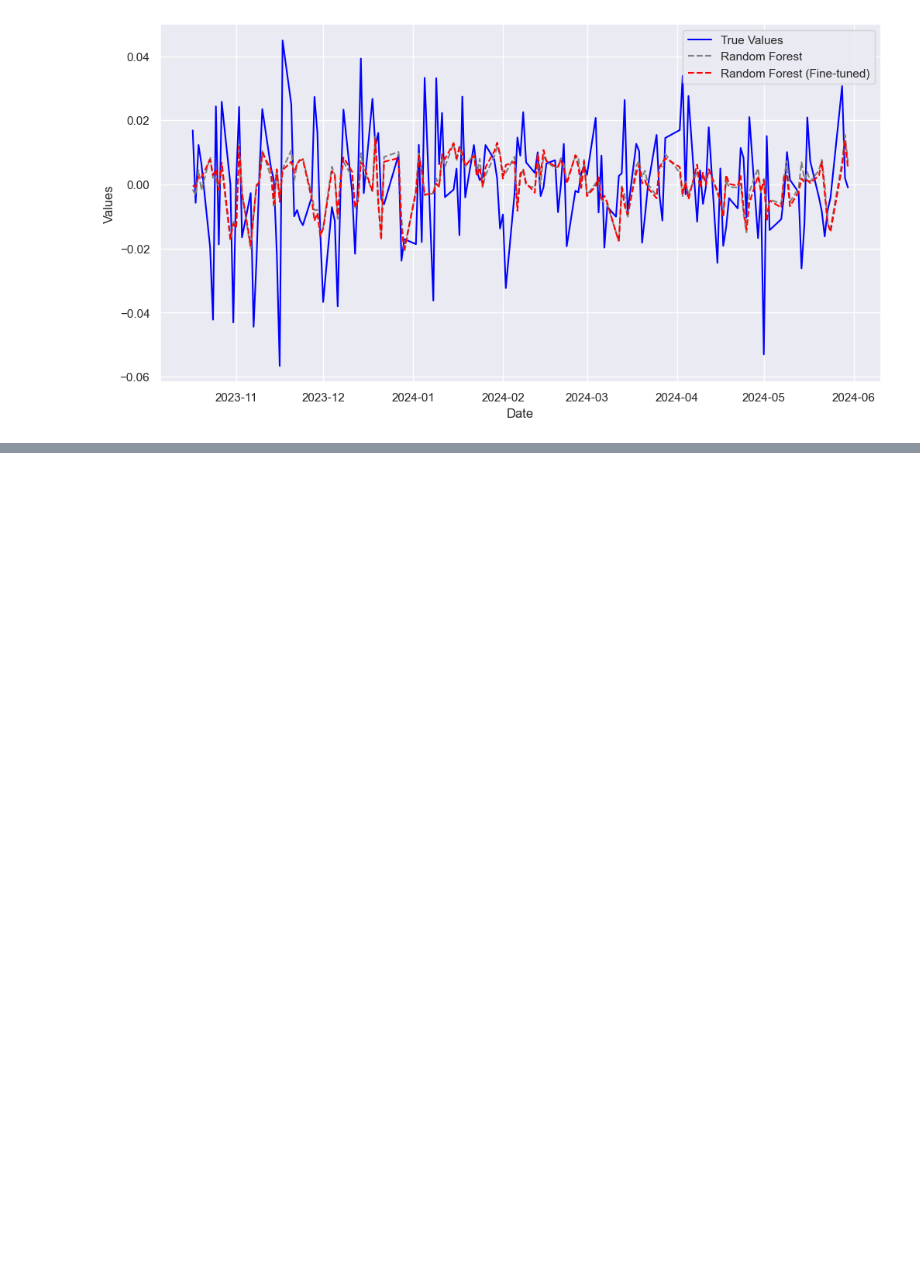
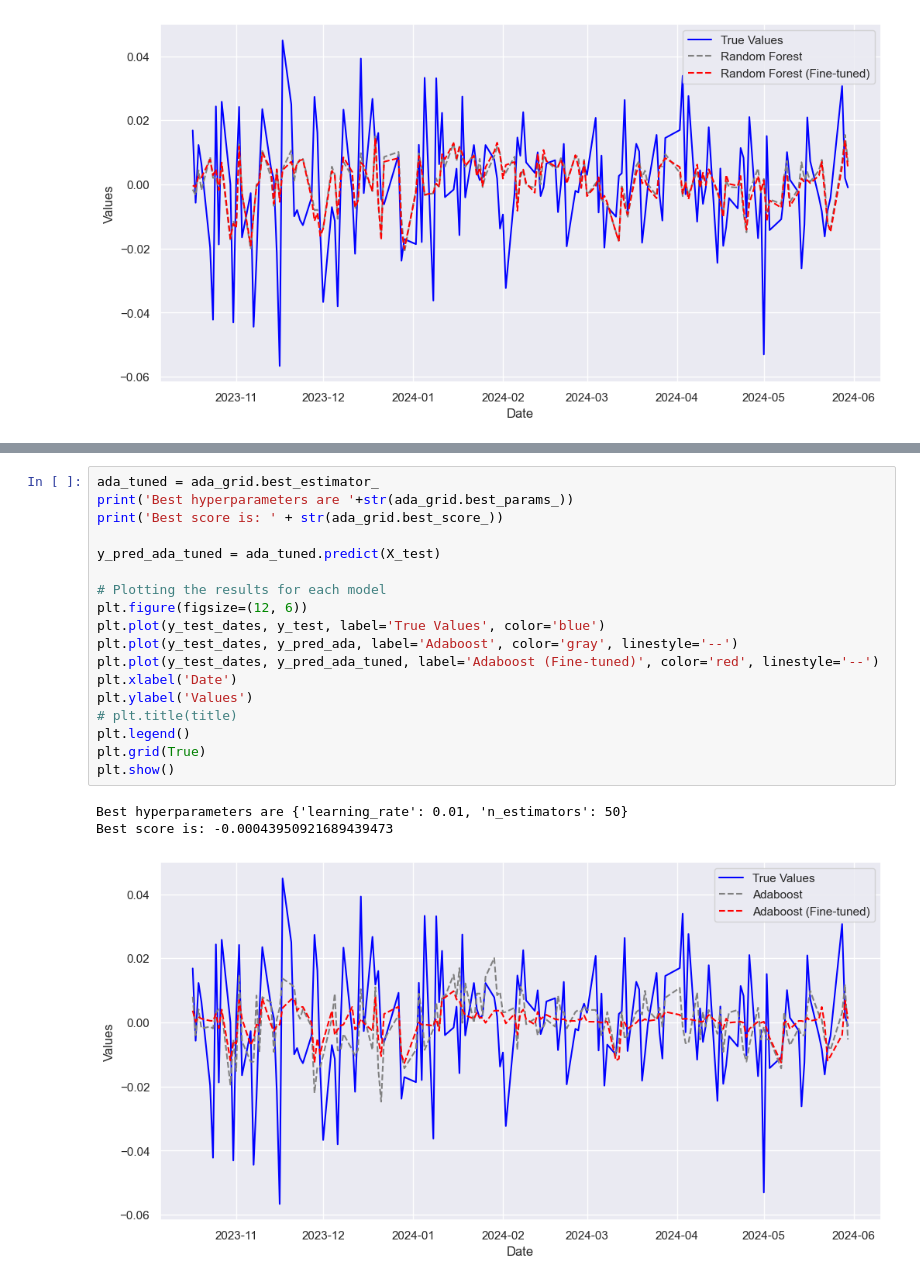
Before and after one commit to patricia-van/Oil-Price-Prediction-using-Tweets, a Jupyter notebook: modelling.ipynb, the cells around one changed output, grey strips where cells are left out. Saved outputs shown, nothing was run; the diff lists cells and outputs as text; blank space fills up the shorter version.

```diff
--- a/modelling.ipynb
+++ b/modelling.ipynb
@@ -652,0 +804,22 @@ Best score is: -0.00045231367721578896
+# %%
+ada_tuned = ada_grid.best_estimator_
+print('Best hyperparameters are '+str(ada_grid.best_params_))
+print('Best score is: ' + str(ada_grid.best_score_))
+
+y_pred_ada_tuned = ada_tuned.predict(X_test)
+
+# Plotting the results for each model
+plt.figure(figsize=(12, 6))
+plt.plot(y_test_dates, y_test, label='True Values', color='blue')
+plt.plot(y_test_dates, y_pred_ada, label='Adaboost', color='gray', linestyle='--')
+plt.plot(y_test_dates, y_pred_ada_tuned, label='Adaboost (Fine-tuned)', color='red', linestyle='--')
+plt.xlabel('Date')
+plt.ylabel('Values')
+# plt.title(title)
+plt.legend()
+plt.grid(True)
+plt.show()
+# %% [output]
+Best hyperparameters are {'learning_rate': 0.01, 'n_estimators': 50}
+Best score is: -0.00043950921689439473
+[figure, added]
```
Also changed, not shown: parts of 10 cells of this notebook, 2 other files.
